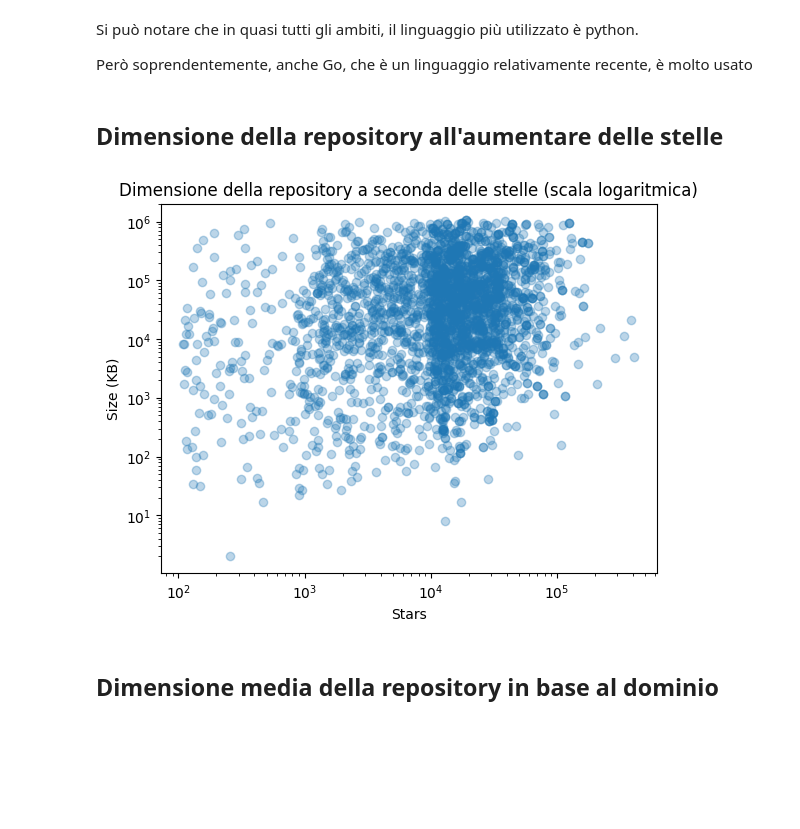
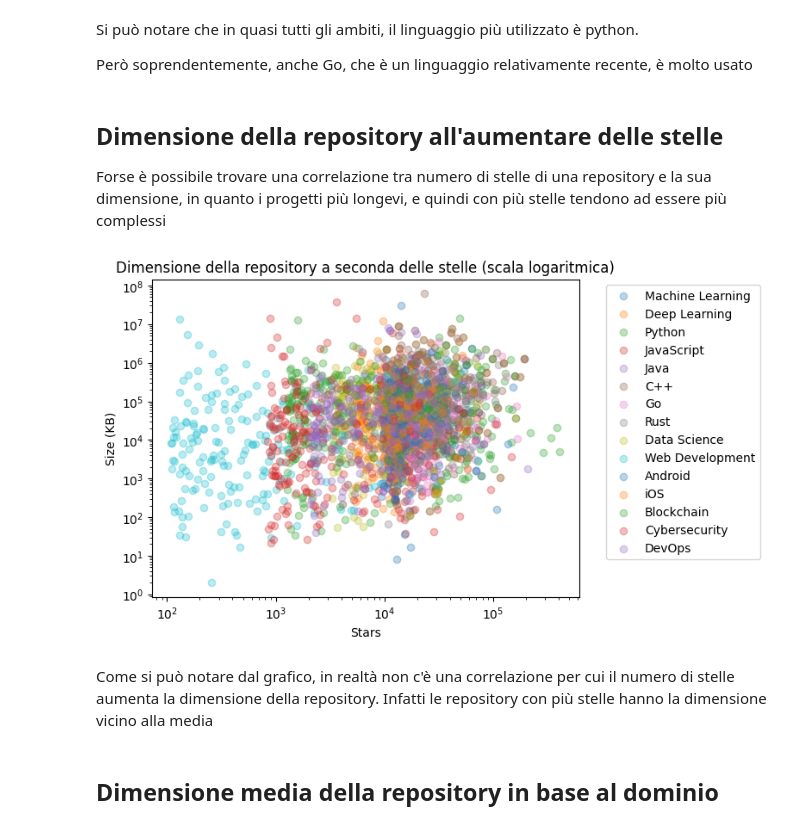
Before and after one commit to Nikicoraz/Progetto_FAS_1, a Jupyter notebook: python/Analisi.ipynb, the cells around one changed output. Saved outputs shown, nothing was run; the diff lists cells and outputs as text; code cells hidden in the pictures; blank space fills up the shorter version.

```diff
--- a/python/Analisi.ipynb
+++ b/python/Analisi.ipynb
@@ -115,22 +129,25 @@ Si può notare che in quasi tutti gli ambiti, il linguaggio più utilizzato è p
 Però soprendentemente, anche Go, che è un linguaggio relativamente recente, è molto usato
 # %% [markdown]
 ## Dimensione della repository all'aumentare delle stelle
+Forse è possibile trovare una correlazione tra numero di stelle di una repository e la sua dimensione, in quanto i progetti più longevi, e quindi con più stelle tendono ad essere più complessi
 # %%
-stars = []
-
-threshold = full_dataset["Size (KB)"].quantile(0.95)
-filtered = full_dataset[full_dataset["Size (KB)"] <= threshold]
+for (domain, dataset) in datasets:
+    # threshold = dataset["Size (KB)"].quantile(0.95)
+    # filtered = dataset[dataset["Size (KB)"] <= threshold]
+    plt.scatter(dataset["Stars Count"], dataset["Size (KB)"], alpha=0.3, label=domain)
 
 
-plt.scatter(filtered["Stars Count"], filtered["Size (KB)"], alpha=0.3)
+plt.legend(bbox_to_anchor=(1.05, 1), loc='upper left')
 plt.xlabel("Stars")
 plt.ylabel("Size (KB)")
 plt.title("Dimensione della repository a seconda delle stelle (scala logaritmica)")
 plt.xscale("log")
 plt.yscale("log")
 plt.show()
 # %% [output]
-[figure, old version]
+[figure, new version]
+# %% [markdown]
+Come si può notare dal grafico, in realtà non c'è una correlazione per cui il numero di stelle aumenta la dimensione della repository. Infatti le repository con più stelle hanno la dimensione vicino alla media
 # %% [markdown]
 ## Dimensione media della repository in base al dominio
 # %%
```
Also changed, not shown: parts of 11 cells of this notebook.
